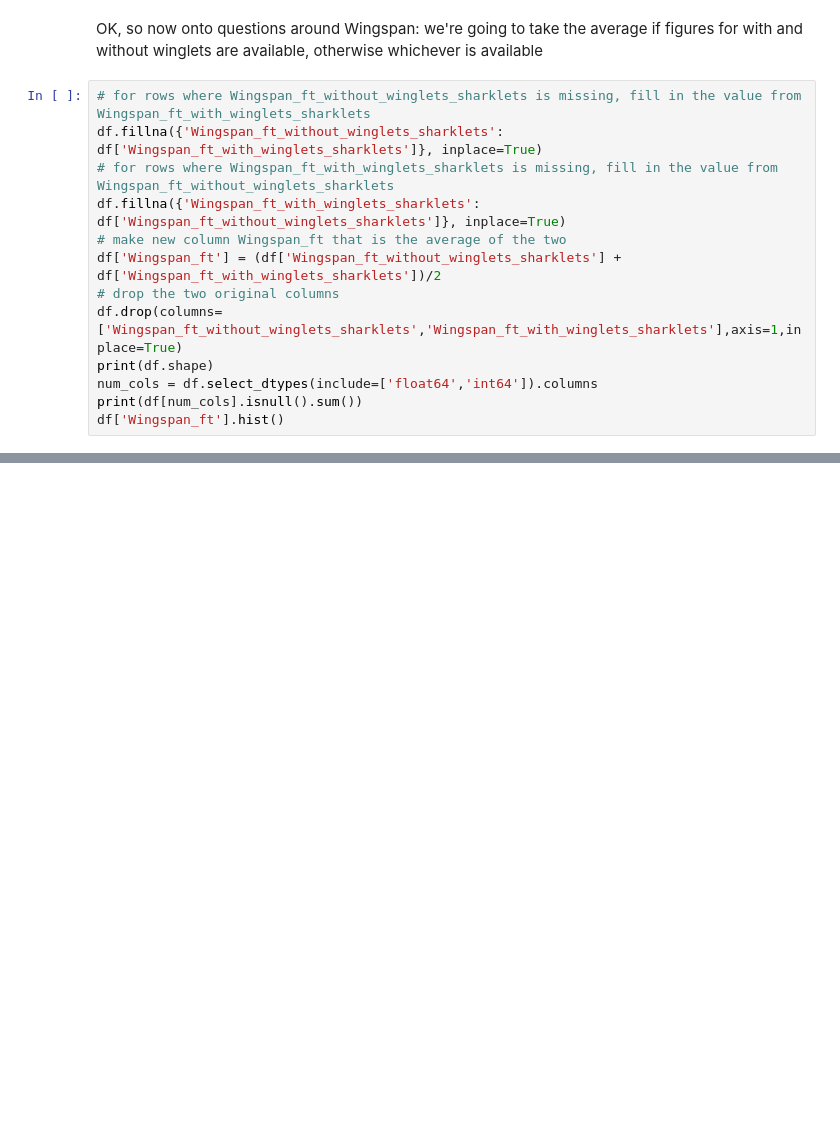
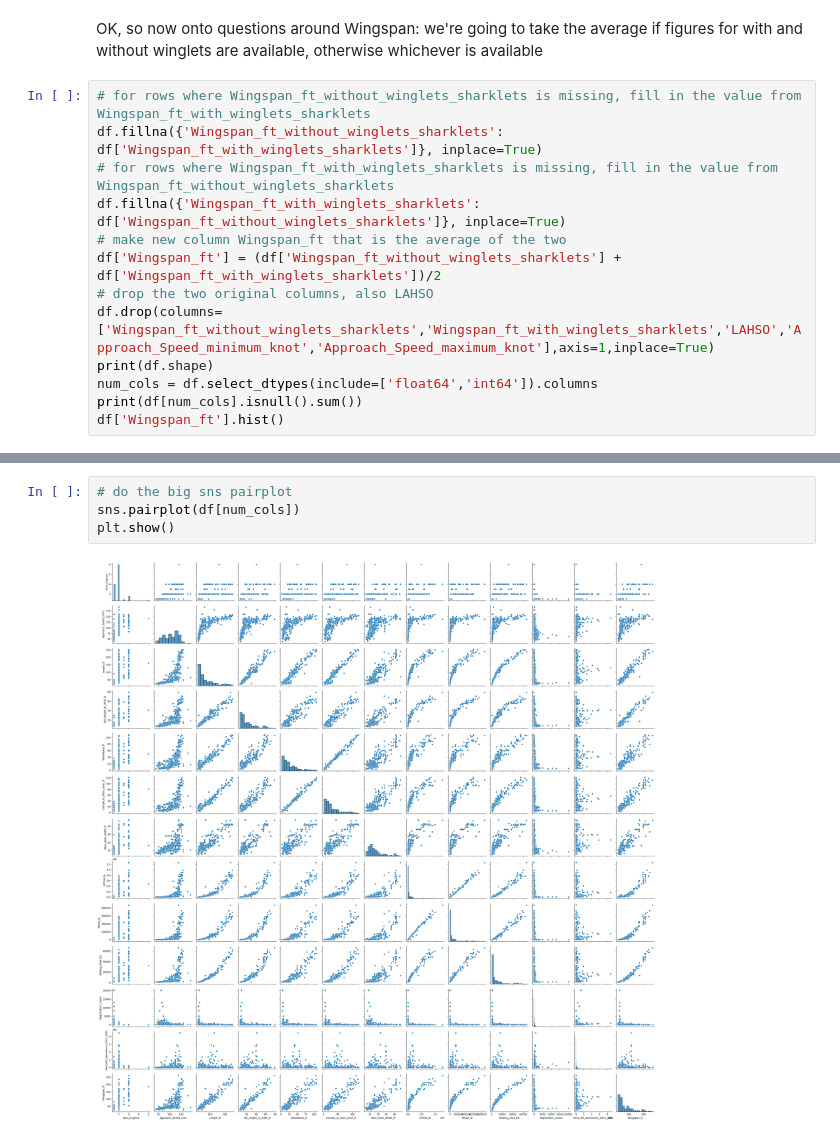
Before and after one commit to SharpWave/Dave_ML, a Jupyter notebook: FAA.ipynb, the cells around one changed output, grey strips where cells are left out. Drawn from its saved outputs; the diff is of its cells as text; blank space fills up the shorter version.

```diff
--- a/FAA.ipynb
+++ b/FAA.ipynb
@@ -227,8 +227,8 @@ df.fillna({'Wingspan_ft_without_winglets_sharklets': df['Wingspan_ft_with_wingle
 df.fillna({'Wingspan_ft_with_winglets_sharklets': df['Wingspan_ft_without_winglets_sharklets']}, inplace=True)
 # make new column Wingspan_ft that is the average of the two
 df['Wingspan_ft'] = (df['Wingspan_ft_without_winglets_sharklets'] + df['Wingspan_ft_with_winglets_sharklets'])/2
-# drop the two original columns
-df.drop(columns=['Wingspan_ft_without_winglets_sharklets','Wingspan_ft_with_winglets_sharklets'],axis=1,inplace=True)
+# drop the two original columns, also LAHSO
+df.drop(columns=['Wingspan_ft_without_winglets_sharklets','Wingspan_ft_with_winglets_sharklets','LAHSO','Approach_Speed_minimum_knot','Approach_Speed_maximum_knot'],axis=1,inplace=True)
 print(df.shape)
 num_cols = df.select_dtypes(include=['float64','int64']).columns
 print(df[num_cols].isnull().sum())
@@ -254,3 +251,9 @@ Wingspan_ft                         0
 dtype: int64
 <Axes: >
 [figure]
+# %%
+# do the big sns pairplot
+sns.pairplot(df[num_cols])
+plt.show()
+# %% [output]
+[figure, added]
```
Also changed, not shown: parts of 2 cells of this notebook.
